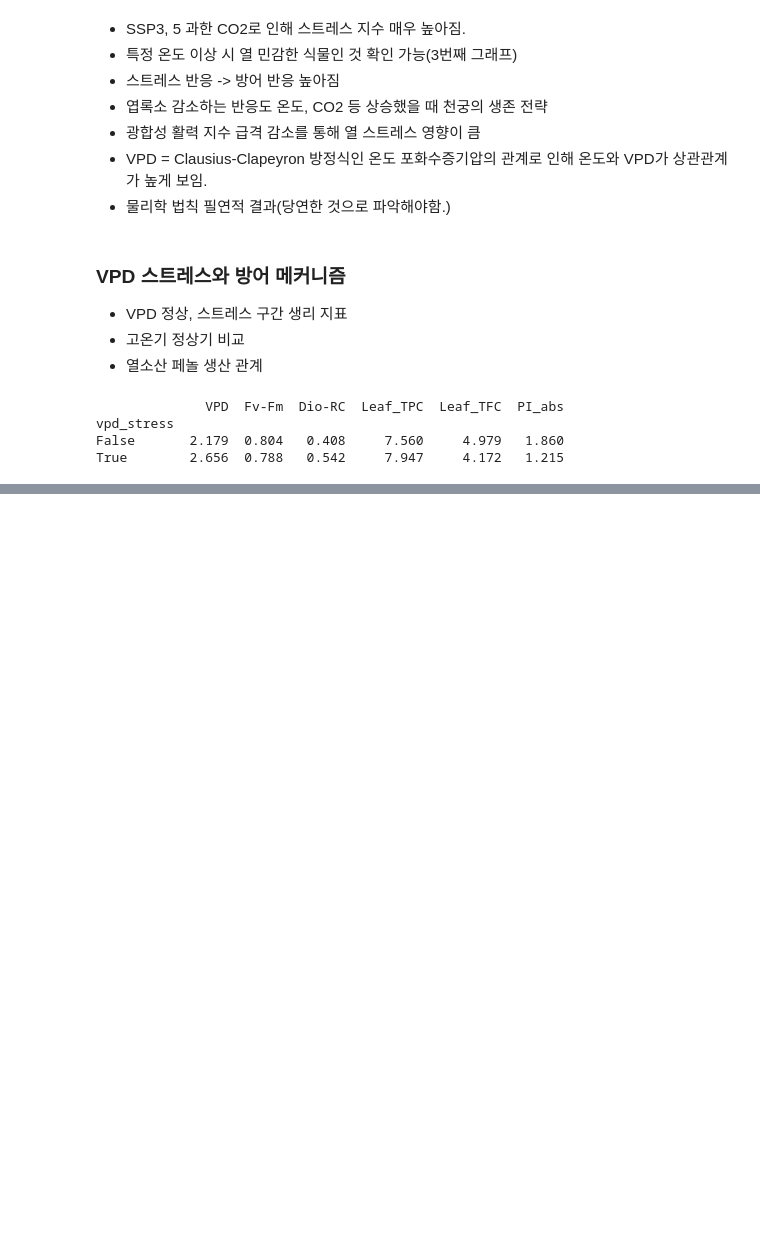
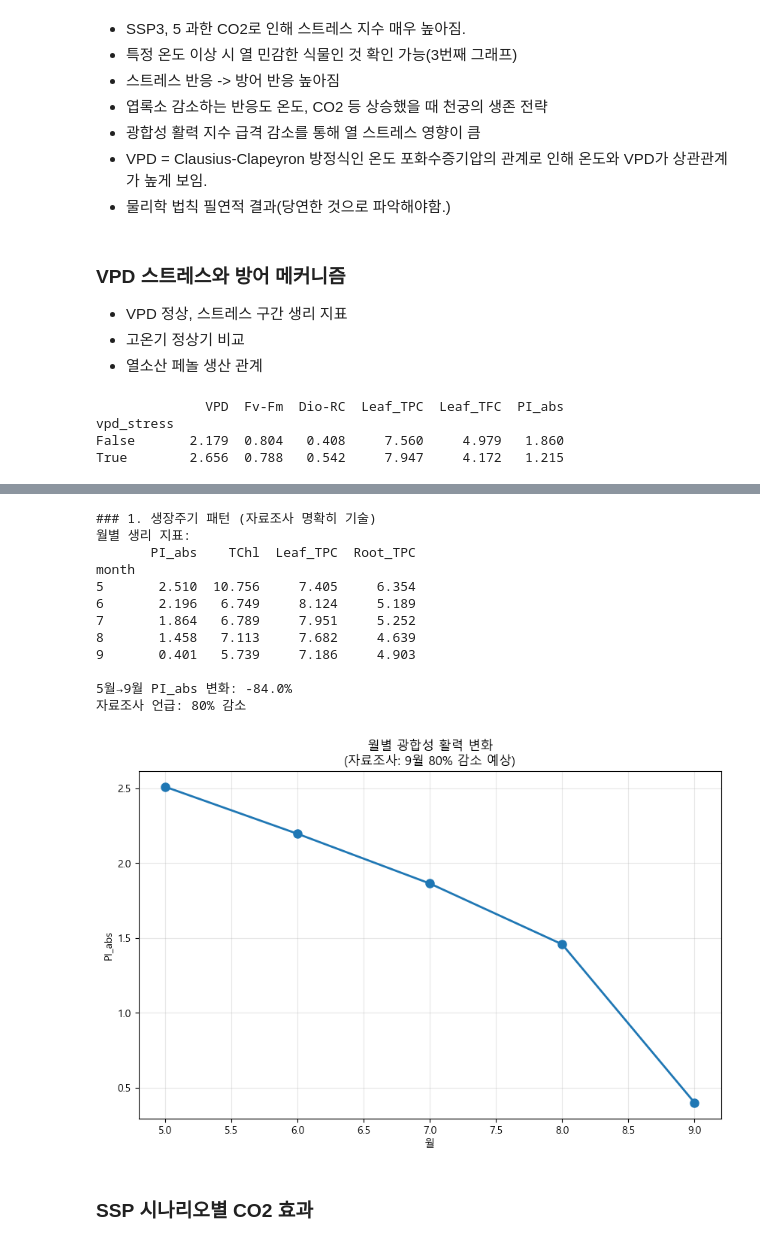
Before and after one commit to JaeHong-Jang/Data-Competition, a Jupyter notebook: Re_EDA.ipynb, the cells around one changed output, grey strips where cells are left out. Drawn from its saved outputs; the diff is of its cells as text; code cells hidden in the pictures; blank space fills up the shorter version.

```diff
--- a/Re_EDA.ipynb
+++ b/Re_EDA.ipynb
@@ -332,0 +572,42 @@ True        2.656  0.788   0.542     7.947     4.172   1.215
+# %%
+# 1. 생장주기: 5-7월 영양생장, 8-9월 생식생장
+print("\n### 1. 생장주기 패턴 (자료조사 명확히 기술)")
+monthly_growth = df_merged.groupby('month').agg({
+    'PI_abs': 'mean',
+    'TChl': 'mean',
+    'Leaf_TPC': 'mean',
+    'Root_TPC': 'mean'
+}).round(3)
+
+print("월별 생리 지표:")
+print(monthly_growth)
+
+# 자료조사: "광합성 활성 2.1 -> 0.4로 80% 감소"
+if 5 in monthly_growth.index and 9 in monthly_growth.index:
+    pi_change = (monthly_growth.loc[9, 'PI_abs'] / monthly_growth.loc[5, 'PI_abs'] - 1) * 100
+    print(f"\n5월→9월 PI_abs 변화: {pi_change:.1f}%")
+    print(f"자료조사 언급: 80% 감소")
+
+plt.figure(figsize=(10, 6))
+plt.plot(monthly_growth.index, monthly_growth['PI_abs'], marker='o', linewidth=2, markersize=8)
+plt.xlabel('월')
+plt.ylabel('PI_abs')
+plt.title('월별 광합성 활력 변화\n(자료조사: 9월 80% 감소 예상)')
+plt.grid(True, alpha=0.3)
+plt.show()
+# %% [output]
+### 1. 생장주기 패턴 (자료조사 명확히 기술)
+월별 생리 지표:
+       PI_abs    TChl  Leaf_TPC  Root_TPC
+month
+5       2.510  10.756     7.405     6.354
+6       2.196   6.749     8.124     5.189
+7       1.864   6.789     7.951     5.252
+8       1.458   7.113     7.682     4.639
+9       0.401   5.739     7.186     4.903
+
+5월→9월 PI_abs 변화: -84.0%
+자료조사 언급: 80% 감소
+[figure, added]
+# %% [markdown]
+### SSP 시나리오별 CO2 효과
```
Also changed, not shown: parts of 30 cells of this notebook.
